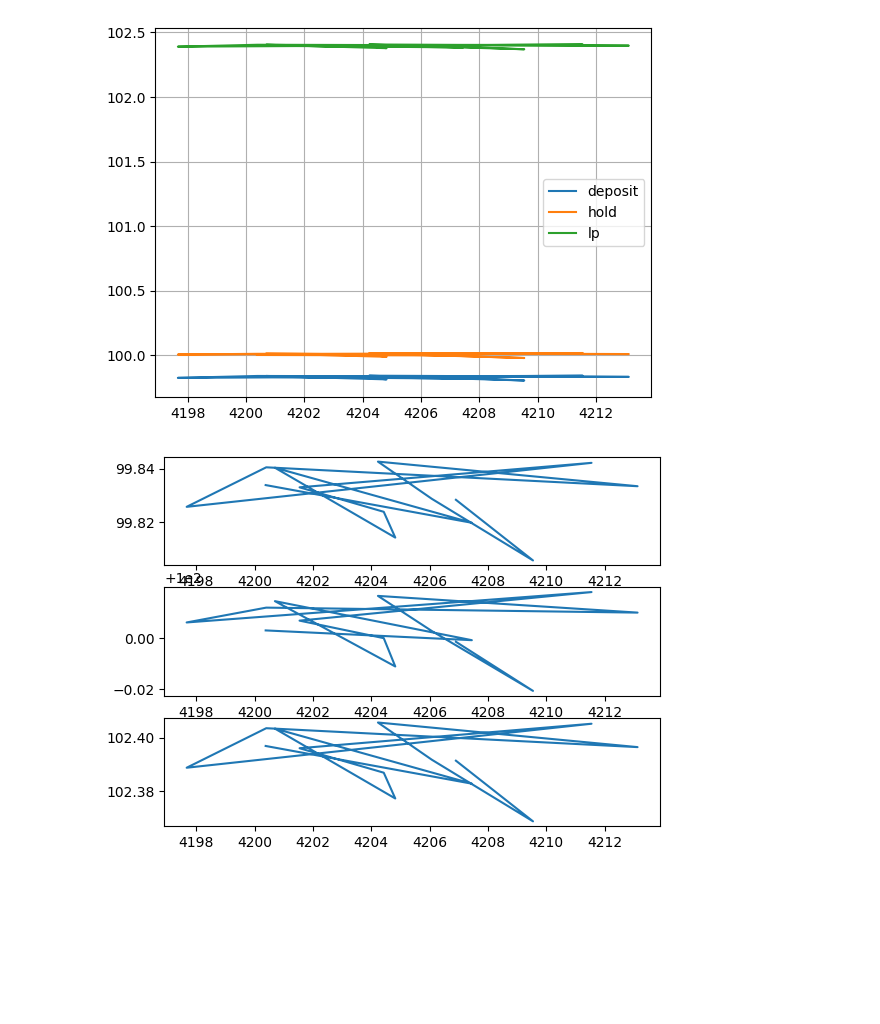
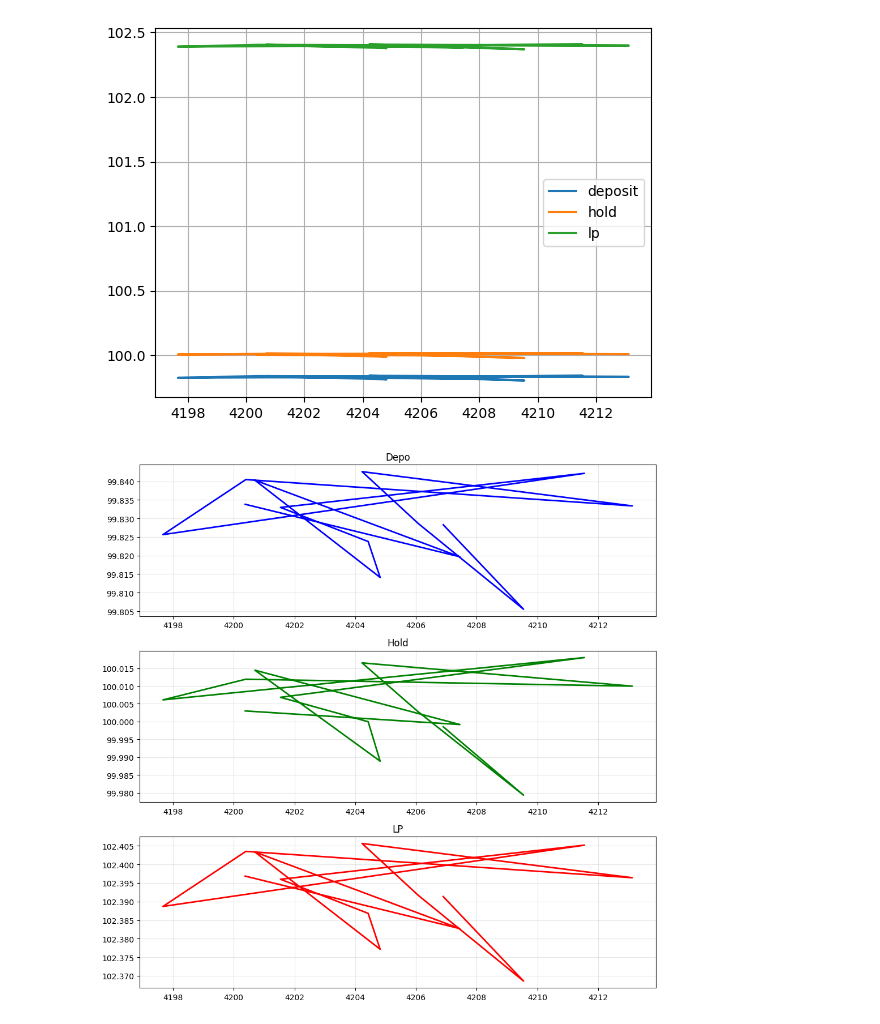
Before and after one commit to bahram3000/test_balancer_app, a Jupyter notebook: polygon_pool_analysis.ipynb, the cells around one changed output. Drawn from its saved outputs; the diff is of its cells as text; code cells hidden in the pictures; blank space fills up the shorter version.

```diff
--- a/polygon_pool_analysis.ipynb
+++ b/polygon_pool_analysis.ipynb
@@ -494,13 +494,39 @@ plt.grid()
 plt.show()
 # %% [output]
 [figure]
-# %%
-plt.subplot(3,1,1)
-plt.plot(x_test,all_depo/100)
-plt.subplot(3,1,2)
-plt.plot(x_test,all_hold/100)
-plt.subplot(3,1,3)
-plt.plot(x_test,all_lp/100)
-plt.show()
-# %% [output]
-[figure, removed]
+# %%
+import matplotlib.pyplot as plt
+
+# میانگین‌گیری
+avg_depo = all_depo / 100
+avg_hold = all_hold / 100
+avg_lp   = all_lp   / 100
+
+plt.figure(figsize=(10, 10))
+
+# نمودار اول: Depo
+plt.subplot(3, 1, 1)
+plt.plot(x_test, avg_depo, 'b-', linewidth=2)
+plt.title('Depo')
+plt.grid(True, alpha=0.3)
+plt.gca().get_yaxis().get_major_formatter().set_useOffset(False)  # ✅ رفع خطا
+
+# نمودار دوم: Hold
+plt.subplot(3, 1, 2)
+plt.plot(x_test, avg_hold, 'g-', linewidth=2)
+plt.title('Hold')
+plt.grid(True, alpha=0.3)
+plt.gca().get_yaxis().get_major_formatter().set_useOffset(False)  # ✅ رفع خطا
+
+# نمودار سوم: LP
+plt.subplot(3, 1, 3)
+plt.plot(x_test, avg_lp, 'r-', linewidth=2)
+plt.title('LP')
+plt.grid(True, alpha=0.3)
+plt.gca().get_yaxis().get_major_formatter().set_useOffset(False)  # ✅ رفع خطا
+
+# فاصله مناسب بین subplotها
+plt.tight_layout()
+plt.show()
+# %% [output]
+[figure, added]
```
